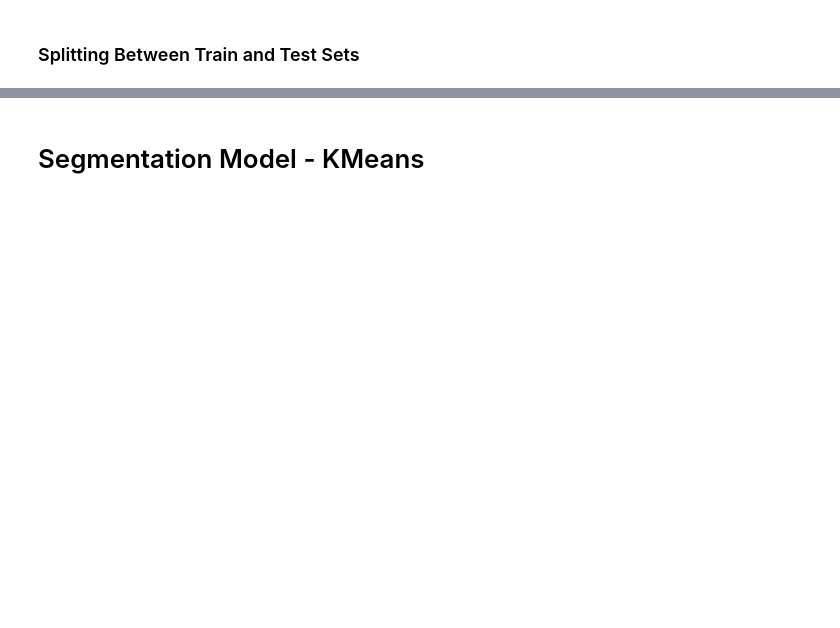
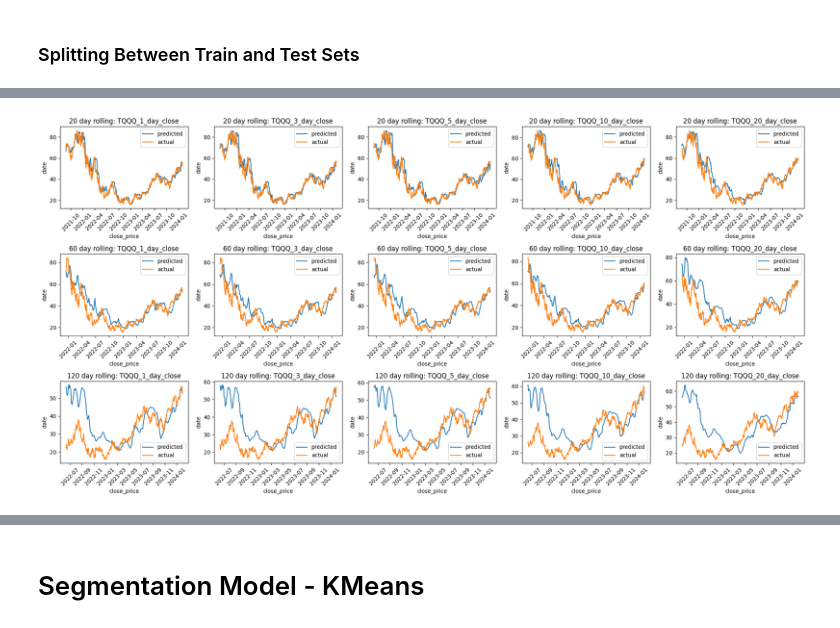
Before and after one commit to christian-ruiz/comp-642, a Jupyter notebook: final_project/fp_3/final_project_part_3.ipynb, the cells around one changed output, grey strips where cells are left out. Drawn from its saved outputs; the diff is of its cells as text; code cells hidden in the pictures; blank space fills up the shorter version.

```diff
--- a/final_project/fp_3/final_project_part_3.ipynb
+++ b/final_project/fp_3/final_project_part_3.ipynb
@@ -32,0 +688,4 @@ Through RNN, we are attempting to achieve predictions for 3, 5, 10, and 20 day f
+# %%
+# getting min max col values
+min_cols = [col for col in y_rnn_test_min_max_values_20.columns if 'min' in col]
+max_cols = [col for col in y_rnn_test_min_max_values_20.columns if 'max' in col]
@@ -32,0 +714,7 @@ Through RNN, we are attempting to achieve predictions for 3, 5, 10, and 20 day f
+# %%
+# un scaling the prediction results
+y_pred_60_df = pd.DataFrame(y_pred_60, columns=y_rnn_cols)
+y_pred_60_df_inv_scaled = reverse_rolling_window_scaling(y_pred_60, np.array(y_rnn_test_min_max_values_60[min_cols].iloc[-len(y_pred_60):]), np.array(y_rnn_test_min_max_values_60[max_cols].iloc[-len(y_pred_60):]))
+y_pred_60_df_inv_scaled = pd.DataFrame(y_pred_60_df_inv_scaled, columns=y_rnn_cols)
+y_pred_60_df_inv_scaled.set_index(y_rnn_test.index[-len(y_pred_60):], inplace=True)
+y_pred_60_df_inv_scaled
@@ -32,0 +736,7 @@ Through RNN, we are attempting to achieve predictions for 3, 5, 10, and 20 day f
+# %%
+# un scaling the prediction results
+y_pred_120_df = pd.DataFrame(y_pred_120, columns=y_rnn_cols)
+y_pred_120_df_inv_scaled = reverse_rolling_window_scaling(y_pred_120, np.array(y_rnn_test_min_max_values_120[min_cols].iloc[-len(y_pred_120):]), np.array(y_rnn_test_min_max_values_120[max_cols].iloc[-len(y_pred_120):]))
+y_pred_120_df_inv_scaled = pd.DataFrame(y_pred_120_df_inv_scaled, columns=y_rnn_cols)
+y_pred_120_df_inv_scaled.set_index(y_rnn_test.index[-len(y_pred_120):], inplace=True)
+y_pred_120_df_inv_scaled
@@ -32,0 +800,54 @@ Through RNN, we are attempting to achieve predictions for 3, 5, 10, and 20 day f
+# %%
+fig, axs = plt.subplots(3, 5, figsize=(20, 10))
+
+for col in range(len(y_pred_20_df_inv_scaled.columns)):
+    axs[0, col].plot(
+        y_pred_20_df_inv_scaled.iloc[:, col],
+        label='predicted'
+    )
+    axs[0, col].plot(
+        y_rnn_test.iloc[-len(y_pred_20_df_inv_scaled):, col],
+        label='actual'
+    )
+    axs[0, col].set_xlabel('close_price')
+    axs[0, col].set_ylabel('date')
+    axs[0, col].set_title(f'20 day rolling: {y_pred_20_df_inv_scaled.columns[col]}')
+    axs[0, col].legend()
+    axs[0, col].tick_params(axis='x', rotation=45)
+
+for col in range(len(y_pred_60_df_inv_scaled.columns)):
+    axs[1, col].plot(
+        y_pred_60_df_inv_scaled.iloc[:, col],
+        label='predicted'
+    )
+    axs[1, col].plot(
+        y_rnn_test.iloc[-len(y_pred_60_df_inv_scaled):, col],
+        label='actual'
+    )
+    axs[1, col].set_xlabel('close_price')
+    axs[1, col].set_ylabel('date')
+    axs[1, col].set_title(f'60 day rolling: {y_pred_60_df_inv_scaled.columns[col]}')
+    axs[1, col].legend()
+    axs[1, col].tick_params(axis='x', rotation=45)
+
+for col in range(len(y_pred_120_df_inv_scaled.columns)):
+    axs[2, col].plot(
+        y_pred_120_df_inv_scaled.iloc[:, col],
+        label='predicted'
+    )
+    axs[2, col].plot(
+        y_rnn_test.iloc[-len(y_pred_120_df_inv_scaled):, col],
+        label='actual'
+    )
+    axs[2, col].set_xlabel('close_price')
+    axs[2, col].set_ylabel('date')
+    axs[2, col].set_title(f'120 day rolling: {y_pred_120_df_inv_scaled.columns[col]}')
+    axs[2, col].legend()
+    axs[2, col].tick_params(axis='x', rotation=45)
+
+# axs.legend()
+plt.tight_layout()
+plt.xticks(rotation=45)
+plt.show()
+# %% [output]
+[figure, added]
```
Also changed, not shown: parts of 59 cells of this notebook, 1 other file.
